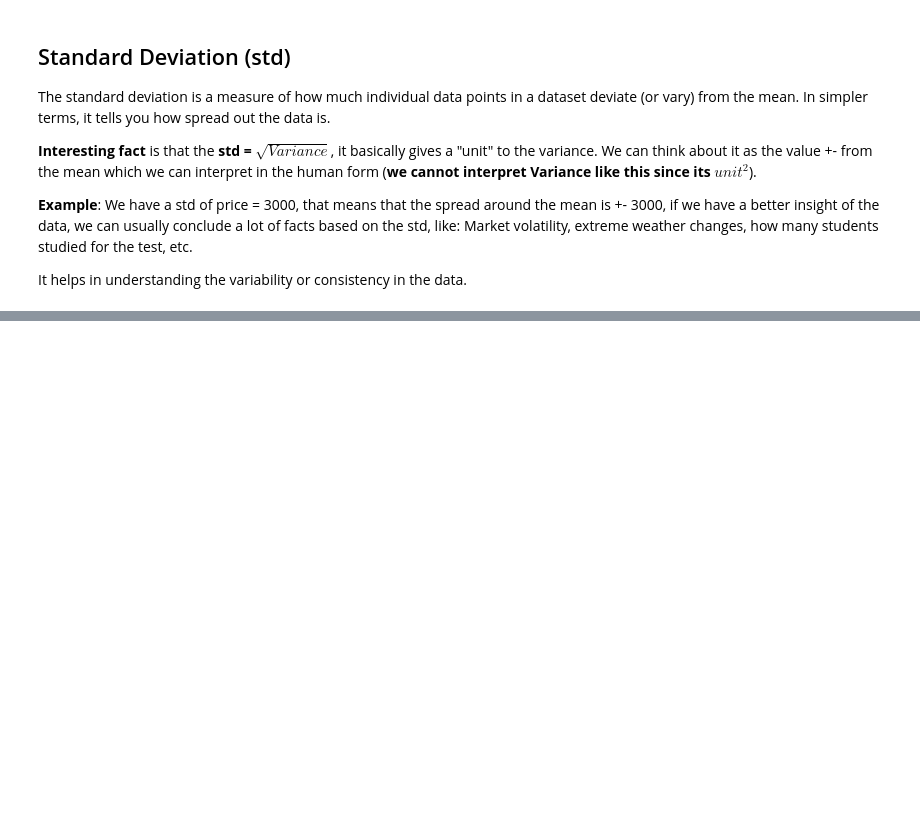
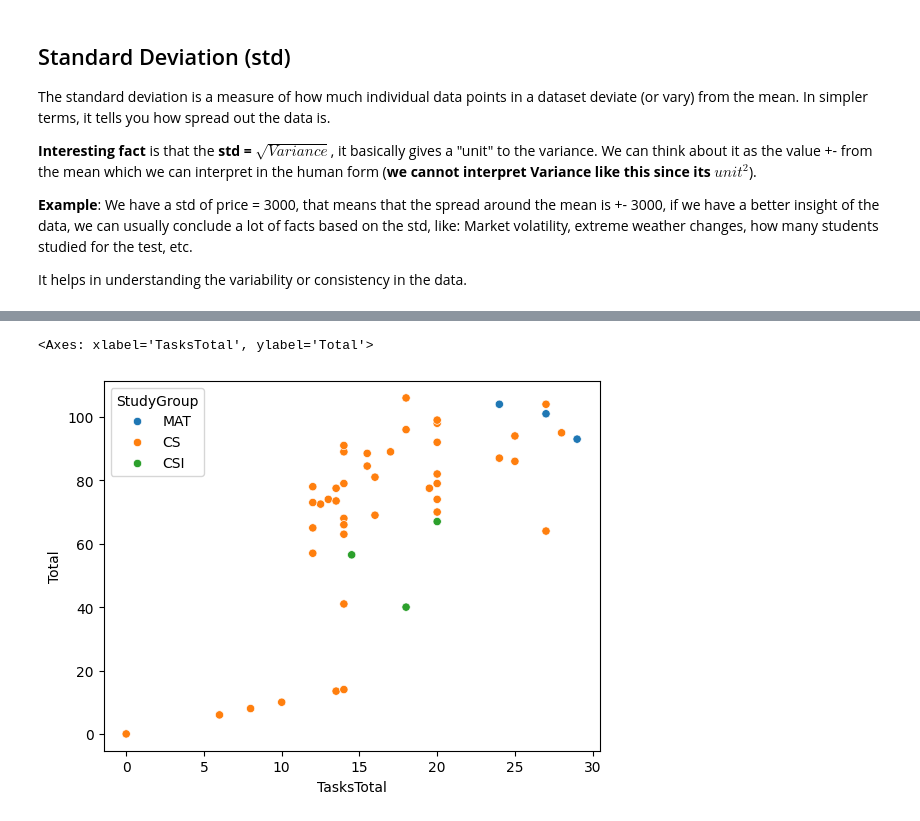
Before and after one commit to lowoncuties/VSB-FEI-Fundamentals-of-Machine-Learning-Exercises, a Jupyter notebook: statistics_explained.ipynb, the cells around one changed output, grey strips where cells are left out. Cells and saved outputs as stored; diff of their text form; code cells hidden in the pictures; blank space fills up the shorter version.

```diff
--- a/statistics_explained.ipynb
+++ b/statistics_explained.ipynb
@@ -87,0 +196,5 @@ import seaborn as sns # another matplotlib interface - styled and easier to use
+# %%
+sns.scatterplot(data=df, x="TasksTotal", y="Total", hue="StudyGroup")
+# %% [output]
+<Axes: xlabel='TasksTotal', ylabel='Total'>
+[figure, added]
```
Also changed, not shown: parts of 20 cells of this notebook, 1 other file.
